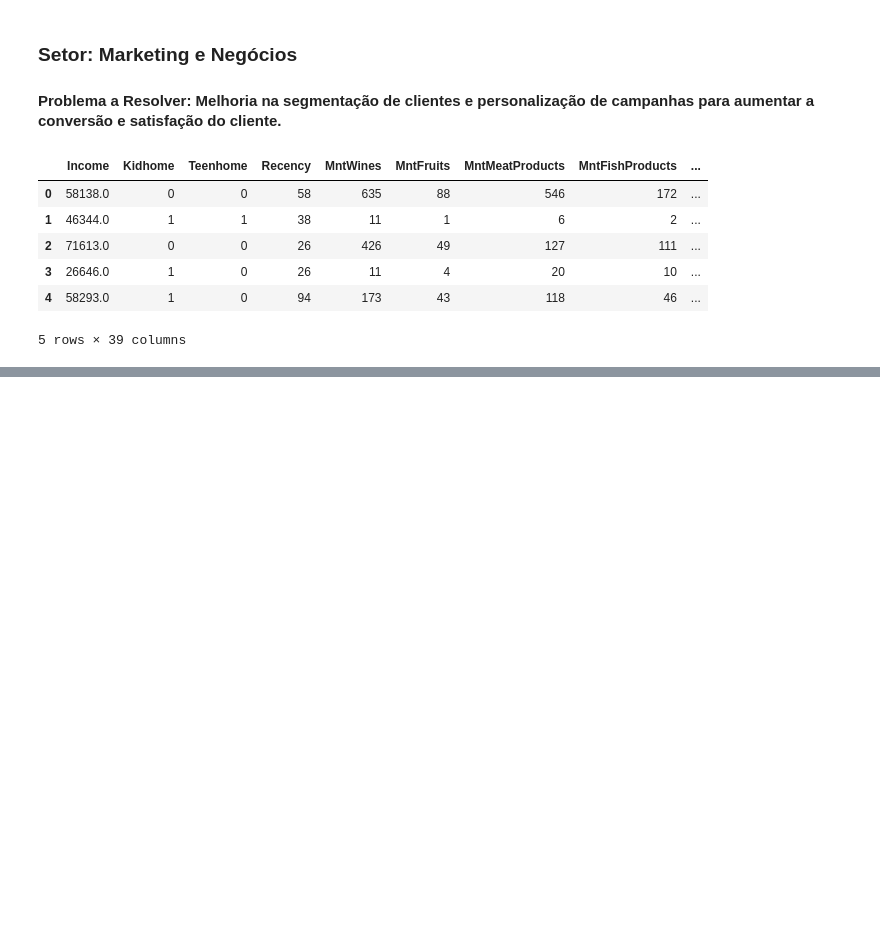
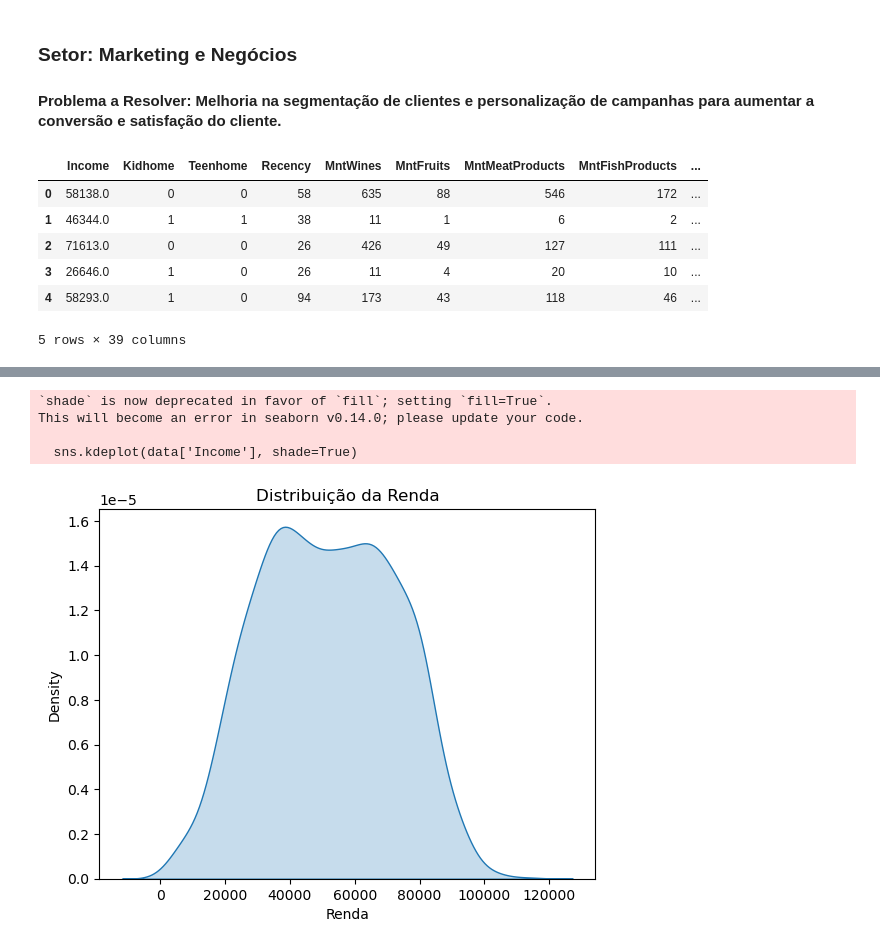
Before and after one commit to allafs1270/ml, a Jupyter notebook: PROJ ARQ ML.ipynb, the cells around one changed output, grey strips where cells are left out. Drawn from its saved outputs; the diff is of its cells as text; code cells hidden in the pictures; blank space fills up the shorter version.

```diff
--- a/PROJ ARQ ML.ipynb
+++ b/PROJ ARQ ML.ipynb
@@ -24,0 +80,12 @@ data.head()
+# %%
+# Ou usando Seaborn para um gráfico de densidade
+sns.kdeplot(data['Income'], shade=True)
+plt.title('Distribuição da Renda')
+plt.xlabel('Renda')
+plt.show()
+# %% [output]
+`shade` is now deprecated in favor of `fill`; setting `fill=True`.
+This will become an error in seaborn v0.14.0; please update your code.
+
+  sns.kdeplot(data['Income'], shade=True)
+[figure, added]
```
Also changed, not shown: parts of 5 cells of this notebook, 1 other file.
